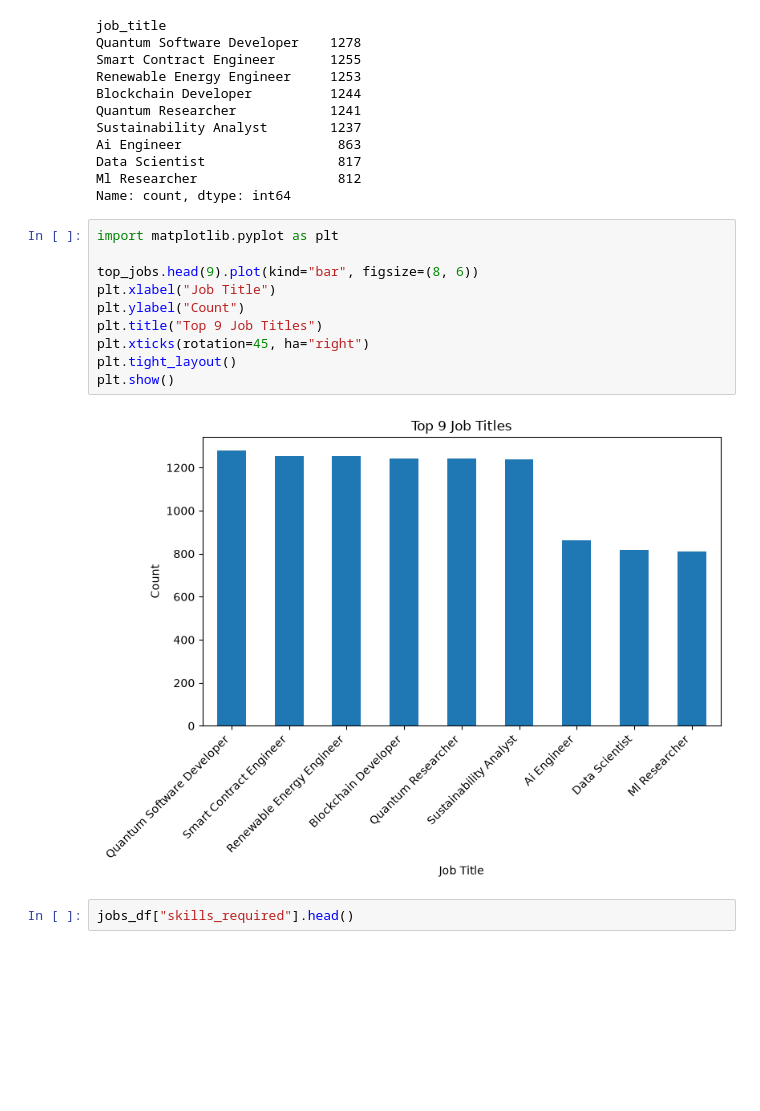
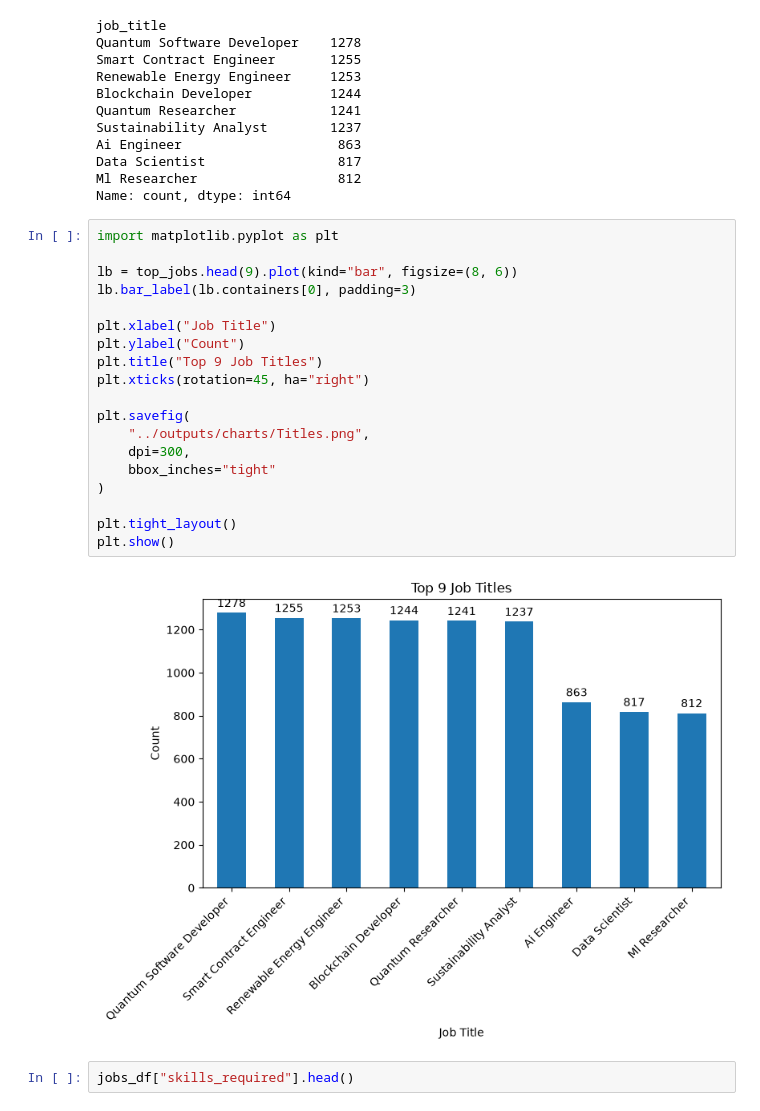
Before and after one commit to mohak201/AI-Workflow-Intelligence-, a Jupyter notebook: notebooks/stage2_eda.ipynb, the cells around one changed output. Saved outputs shown, nothing was run; the diff lists cells and outputs as text; blank space fills up the shorter version.

```diff
--- a/notebooks/stage2_eda.ipynb
+++ b/notebooks/stage2_eda.ipynb
@@ -192,15 +192,24 @@ Name: count, dtype: int64
 # %%
 import matplotlib.pyplot as plt
 
-top_jobs.head(9).plot(kind="bar", figsize=(8, 6))
+lb = top_jobs.head(9).plot(kind="bar", figsize=(8, 6))
+lb.bar_label(lb.containers[0], padding=3)
+
 plt.xlabel("Job Title")
 plt.ylabel("Count")
 plt.title("Top 9 Job Titles")
 plt.xticks(rotation=45, ha="right")
+
+plt.savefig(
+    "../outputs/charts/Titles.png",
+    dpi=300,
+    bbox_inches="tight"
+)
+
 plt.tight_layout()
 plt.show()
 # %% [output]
-[figure, old version]
+[figure, new version]
 # %%
 jobs_df["skills_required"].head()
 # %% [output]
```
Also changed, not shown: parts of 9 cells of this notebook, 8 other files.
